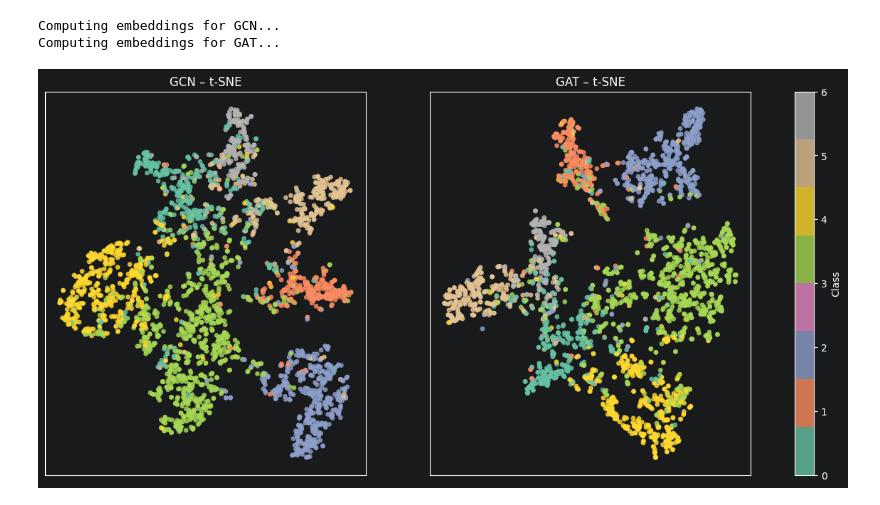
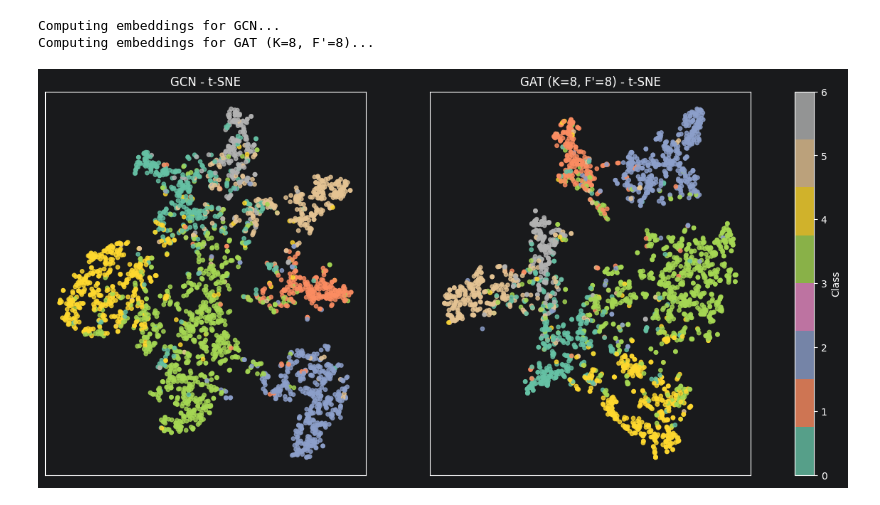
Before and after one commit to nilsmbecker/cora_neural-network, a Jupyter notebook: main.ipynb, the cells around one changed output. Drawn from its saved outputs; the diff is of its cells as text; code cells hidden in the pictures.

```diff
--- a/main.ipynb
+++ b/main.ipynb
@@ -81,48 +148,39 @@ plt.show()
 # %%
-# t-SNE of final node embeddings (seed 0, both models).
+# t-SNE of final node embeddings: GCN vs GAT baseline (seed 0).
 import torch
-import torch.nn.functional as F
 from sklearn.manifold import TSNE
-from experiment import MODEL_CONFIGS, set_seed, data
 
-def get_embeddings(model_name: str, seed: int = 0, epochs: int = 200):
-    """Re-train with a fixed seed and return final logits for t-SNE."""
+def get_embeddings(cfg, seed: int = 0, epochs: int = 200):
     set_seed(seed)
-    cfg   = MODEL_CONFIGS[model_name]
-    model = cfg["build"]()
-    opt   = torch.optim.Adam(model.parameters(), lr=cfg["lr"], weight_decay=cfg["weight_decay"])
+    model = build_model(cfg)
+    opt   = torch.optim.Adam(model.parameters(), lr=cfg.lr, weight_decay=cfg.weight_decay)
     crit  = torch.nn.CrossEntropyLoss()
-
     for _ in range(epochs):
         model.train()
         opt.zero_grad()
-        out  = model(data.x, data.edge_index)
-        loss = crit(out[data.train_mask], data.y[data.train_mask])
-        loss.backward()
+        out = model(data.x, data.edge_index)
+        crit(out[data.train_mask], data.y[data.train_mask]).backward()
         opt.step()
-
     model.eval()
     with torch.no_grad():
-        out = model(data.x, data.edge_index)
-    return out
+        return model(data.x, data.edge_index)
 
+panels = [("GCN", make_gcn_config()), ("GAT (K=8, F'=8)", make_gat_config(8, 8))]
 fig, axes = plt.subplots(1, 2, figsize=(16, 7))
 
-for ax, model_name in zip(axes, ["GCN", "GAT"]):
-    print(f"Computing embeddings for {model_name}...")
-    emb    = get_embeddings(model_name).numpy()
-    labels = data.y.numpy()
-    z      = TSNE(n_components=2, random_state=0).fit_transform(emb)
-
-    sc = ax.scatter(z[:, 0], z[:, 1], c=labels, cmap="Set2", s=15, alpha=0.8)
-    ax.set_title(f"{model_name} – t-SNE")
+for ax, (title, cfg) in zip(axes, panels):
+    print(f"Computing embeddings for {title}...")
+    emb = get_embeddings(cfg).numpy()
+    z   = TSNE(n_components=2, random_state=0).fit_transform(emb)
+    sc  = ax.scatter(z[:, 0], z[:, 1], c=data.y.numpy(), cmap="Set2", s=15, alpha=0.8)
+    ax.set_title(f"{title} - t-SNE")
     ax.set_xticks([])
     ax.set_yticks([])
 
 plt.colorbar(sc, ax=axes, label="Class")
 plt.savefig("tsne.png", dpi=150)
 plt.show()
 # %% [output]
 Computing embeddings for GCN...
-Computing embeddings for GAT...
+Computing embeddings for GAT (K=8, F'=8)...
-[figure, old version]
+[figure, new version]
```
Also changed, not shown: parts of 8 cells of this notebook, 1 other file.
